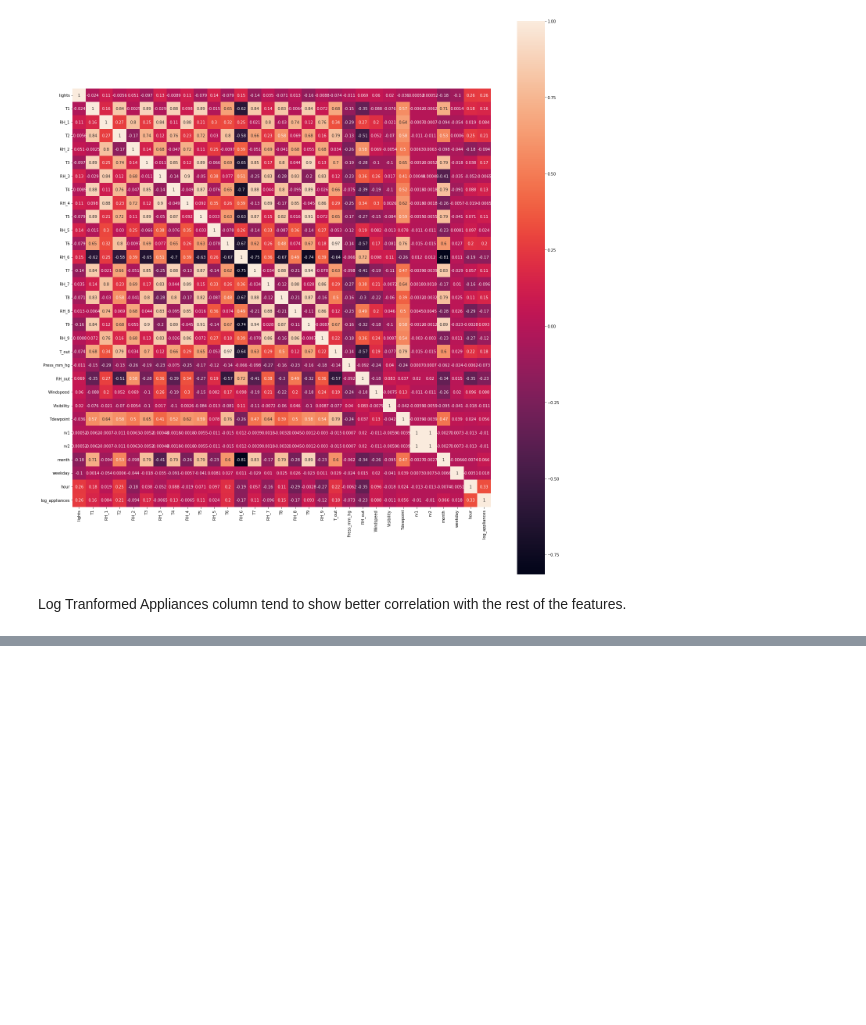
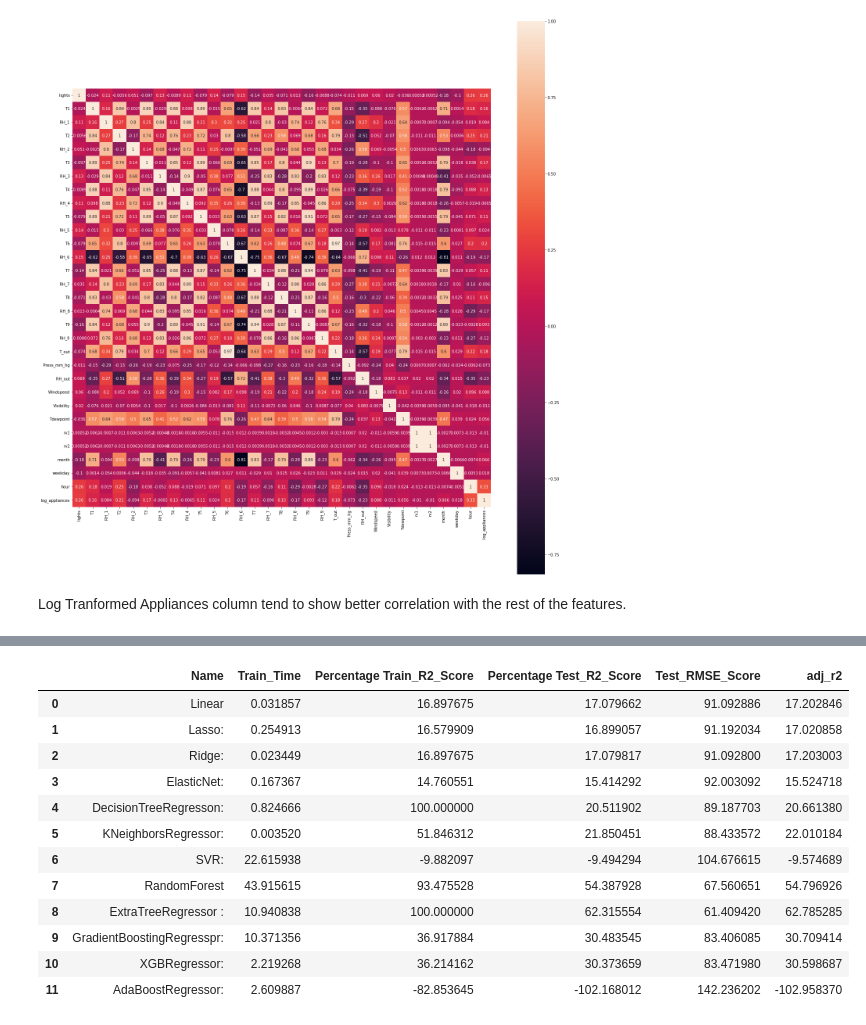
Before and after one commit to AnannyaSagar/Energy-Appliances-Prediction, a Jupyter notebook: Energy_Prediction_of_Appliances.ipynb, the cells around one changed output, grey strips where cells are left out. Cells and saved outputs as stored; diff of their text form; code cells hidden in the pictures; blank space fills up the shorter version.

```diff
--- a/Energy_Prediction_of_Appliances.ipynb
+++ b/Energy_Prediction_of_Appliances.ipynb
@@ -305,0 +309,4 @@ Log Tranformed Appliances column tend to show better correlation with the rest o
+# %%
+#Defining the dependent and independent variables
+X = df1.drop(['Appliances', 'log_appliances'], axis =1)
+y = df1['Appliances']
@@ -305,0 +369,17 @@ Log Tranformed Appliances column tend to show better correlation with the rest o
+# %%
+result_df = pd.DataFrame(model_data)
+result_df
+# %% [output]
+|  | Name | Train_Time | Percentage Train_R2_Score | Percentage Test_R2_Score | Test_RMSE_Score | adj_r2 |
+| 0 | Linear | 0.031857 | 16.897675 | 17.079662 | 91.092886 | 17.202846 |
+| 1 | Lasso: | 0.254913 | 16.579909 | 16.899057 | 91.192034 | 17.020858 |
+| 2 | Ridge: | 0.023449 | 16.897675 | 17.079817 | 91.092800 | 17.203003 |
+| 3 | ElasticNet: | 0.167367 | 14.760551 | 15.414292 | 92.003092 | 15.524718 |
+| 4 | DecisionTreeRegresson: | 0.824666 | 100.000000 | 20.511902 | 89.187703 | 20.661380 |
+| 5 | KNeighborsRegressor: | 0.003520 | 51.846312 | 21.850451 | 88.433572 | 22.010184 |
+| 6 | SVR: | 22.615938 | -9.882097 | -9.494294 | 104.676615 | -9.574689 |
+| 7 | RandomForest | 43.915615 | 93.475528 | 54.387928 | 67.560651 | 54.796926 |
+| 8 | ExtraTreeRegressor : | 10.940838 | 100.000000 | 62.315554 | 61.409420 | 62.785285 |
+| 9 | GradientBoostingRegresspr: | 10.371356 | 36.917884 | 30.483545 | 83.406085 | 30.709414 |
+| 10 | XGBRegressor: | 2.219268 | 36.214162 | 30.373659 | 83.471980 | 30.598687 |
+| 11 | AdaBoostRegressor: | 2.609887 | -82.853645 | -102.168012 | 142.236202 | -102.958370 |
```
Also changed, not shown: parts of 13 cells of this notebook.
